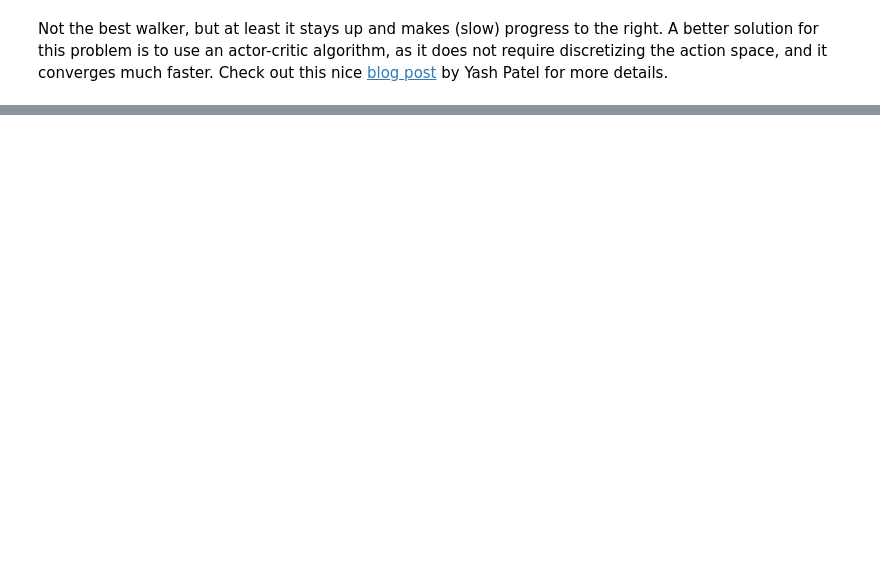
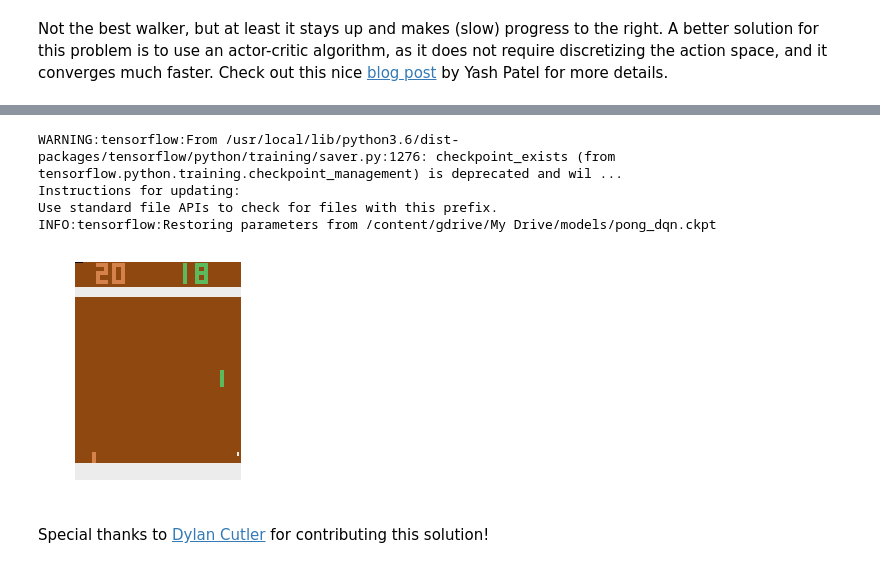
Before and after one commit to ageron/handson-ml, a Jupyter notebook: 16_reinforcement_learning.ipynb, the cells around one changed output, grey strips where cells are left out. Cells and saved outputs as stored; diff of their text form; code cells hidden in the pictures; blank space fills up the shorter version.

Commit message:
add chapter 16 exercise 9 solution

```diff
--- a/16_reinforcement_learning.ipynb
+++ b/16_reinforcement_learning.ipynb
@@ -1337,0 +1535,3 @@ A better solution for this problem is to use an actor-critic algorithm, as it do
+# %%
+replay_size = 200000
+replay_memory = ReplayMemory(replay_size)
@@ -1337,0 +1580,17 @@ A better solution for this problem is to use an actor-critic algorithm, as it do
+# %%
+# Utility function to get the environment state for the model.
+
+def perform_action(action):
+    preprocess_observations = []
+    total_reward = 0.0
+    for i in range(3):
+        obs, reward, done, info = env.step(action)
+        total_reward += reward
+        if done:
+            for _ in range(i, 3):
+                preprocess_observations.append(preprocess_observation(obs))
+            break
+        else:
+            preprocess_observations.append(preprocess_observation(obs))
+    return combine_observations(preprocess_observations).reshape(80, 80, 1), \
+        total_reward, done
@@ -1337,0 +1671,34 @@ A better solution for this problem is to use an actor-critic algorithm, as it do
+# %%
+preprocess_observations = []
+
+with tf.Session() as sess:
+    saver.restore(sess, checkpoint_path)
+
+    def dqn_policy(obs, i):
+        if len(preprocess_observations) < 3:
+            preprocess_observations.append(preprocess_observation(obs))
+            if len(preprocess_observations) == 3:
+                state = combine_observations(preprocess_observations)
+                q_values = online_q_values.eval(
+                    feed_dict={X_state: [state.reshape(80, 80, 1)]})
+                dqn_policy.cur_action = np.argmax(q_values)
+            return dqn_policy.cur_action
+        preprocess_observations[i % 3] = preprocess_observation(obs)
+        if i % 3 == 2:
+            state = combine_observations(preprocess_observations)
+            q_values = online_q_values.eval(
+                feed_dict={X_state: [state.reshape(80, 80, 1)]})
+            dqn_policy.cur_action = np.argmax(q_values)
+        return dqn_policy.cur_action
+    dqn_policy.cur_action = 0
+
+    html = run_episode(dqn_policy, n_max_steps=10000)
+html
+# %% [output]
+WARNING:tensorflow:From /usr/local/lib/python3.6/dist-packages/tensorflow/python/training/saver.py:1276: checkpoint_exists (from tensorflow.python.training.checkpoint_management) is deprecated and wil ...
+Instructions for updating:
+Use standard file APIs to check for files with this prefix.
+INFO:tensorflow:Restoring parameters from /content/gdrive/My Drive/models/pong_dqn.ckpt
+[figure, added]
+# %% [markdown]
+Special thanks to [Dylan Cutler](https://github.com/DCtheTall) for contributing this solution!
```
Also changed, not shown: parts of 29 cells of this notebook.
